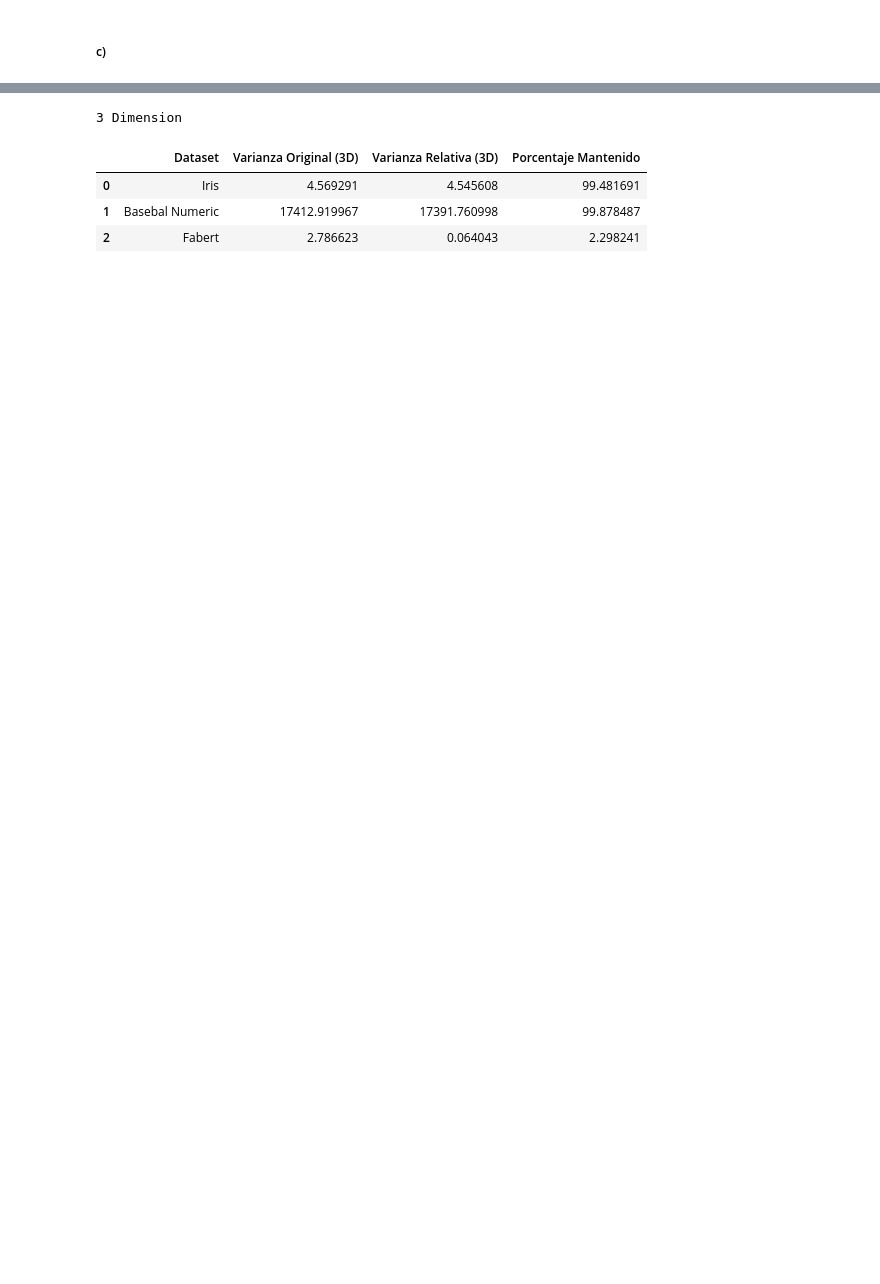
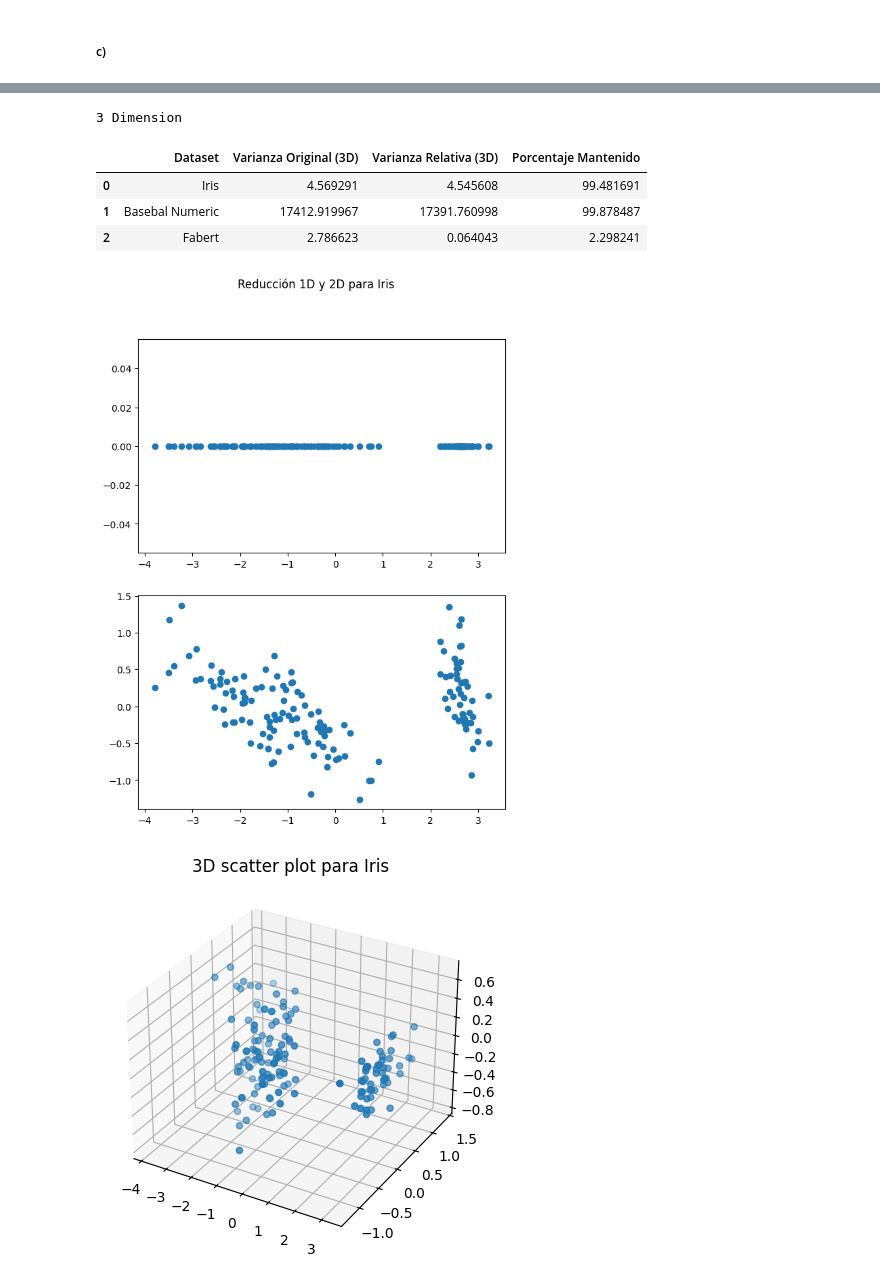
Before and after one commit to JuanDeutsch/DataSheets, a Jupyter notebook: Sheet3/bi2024-1-sheet3-JuanDeutsch-CesarGiraldo-JulianPulido.ipynb, the cells around one changed output, grey strips where cells are left out. Drawn from its saved outputs; the diff is of its cells as text; code cells hidden in the pictures; blank space fills up the shorter version.

```diff
--- a/Sheet3/bi2024-1-sheet3-JuanDeutsch-CesarGiraldo-JulianPulido.ipynb
+++ b/Sheet3/bi2024-1-sheet3-JuanDeutsch-CesarGiraldo-JulianPulido.ipynb
@@ -156,5 +157,6 @@ bndf3 = baseball_data.values
 datasets = [bndf3, fdf3, idf3, adf3]
 data_dict = ['Baseball Dataset', 'Fabert Dataset', 'Iris Dataset', 'Amazon Dataset']
 
-datasetsDictionary = {'Iris': iris_data, 'Baseball Numeric': baseball_data, 'Fabert': fabert_data}
-datasetsDictionary2 = {'Iris': idf2, 'Basebal Numeric': bndf, 'Fabert': fdf2}
+datasetsDictionary = {'Iris': iris_data, 'Baseball Numeric': baseball_data, 'Fabert': fabert_data, 'Amazon': amazon_data}
+datasetsDictionary2 = {'Iris': idf2, 'Basebal Numeric': bndf, 'Fabert': fdf2, 'Amazon': adf2}
+datasetsDictionary3 = {'Iris': idf2, 'Basebal Numeric': bndf, 'Fabert': fdf2}
@@ -233,30 +250,38 @@ print(results_df)
 # %% [markdown]
 ##### c)
 # %%
+import matplotlib.pyplot as plt
 results1D = []
 results2D = []
 results3D = []
-for dataset_name, dataset in datasetsDictionary2.items():
+for dataset_name, dataset in datasetsDictionary3.items():
 
-    numeric_dataset = dataset.select_dtypes(include=[float])
-
-    X = numeric_dataset.values.astype(float)
-
-    absolute_variance = []
-
-    varianceAbs = np.diag(np.cov(dataset, rowvar=False, bias=False))
-
-    absolute_variance.append(varianceAbs)
+    fig, axs = plt.subplots(2, figsize=(7, 9))
+    fig.suptitle(f'Reducción 1D y 2D para {dataset_name}')
 
     varianceAbs = []
-
     variances = []
     relative_variances = []
+    for i, n_components in enumerate([1, 2, 3]):
 
-    for n_components in [1, 2, 3]:
+        reduced_data, total_variance, varianceAbsoluta = PCA(dataset, n_components)
 
 
-        reduced_data, total_variance, varianceAbsoluta = PCA(dataset, n_components)
+        if(n_components == 1):
+
+            axs[n_components-1].scatter(reduced_data, np.zeros_like(reduced_data))
+
+
+        elif(n_components == 2):
+            axs[n_components-1].scatter(reduced_data[:, 0], reduced_data[:, 1])
+
+        else:
+            fig = plt.figure()
+            ax = plt.axes(projection='3d')
+            ax.scatter(reduced_data[:, 0], reduced_data[:, 1], reduced_data[:, 2])
+            ax.set_title(f'3D scatter plot para {dataset_name}')
+
+
         relative_total_variance = total_variance / np.sum(np.linalg.eig(np.cov(dataset, rowvar=False, bias=False))[0])
 
         varianceAbs.append(varianceAbsoluta)
@@ -268,30 +293,33 @@ for dataset_name, dataset in datasetsDictionary2.items():
     results2D.append({'Dataset': dataset_name,
                     'Varianza Original (2D)': varianceAbs[1], 'Varianza Reducida (2D)': variances[1], 'Porcentaje Mantenido': relative_variances[1]*100})
     results3D.append({'Dataset': dataset_name,
                     'Varianza Original (3D)': varianceAbs[2], 'Varianza Relativa (3D)': variances[2], 'Porcentaje Mantenido': relative_variances[2]*100})
+
 results_df1 = pd.DataFrame(results1D)
 results_df2 = pd.DataFrame(results2D)
 results_df3 = pd.DataFrame(results3D)
 
 print('1 Dimension')
 display(results_df1)
 print('2 Dimension')
 display(results_df2)
 print('3 Dimension')
 display(results_df3)
 # %% [output]
 1 Dimension
 |  | Dataset | Varianza Original (1D) | Varianza Reducida (1D) | Porcentaje Mantenido |
 | 0 | Iris | 4.569291 | 4.224841 | 92.461621 |
 | 1 | Basebal Numeric | 17412.919967 | 11828.850399 | 67.931458 |
 | 2 | Fabert | 2.786623 | 0.024487 | 0.878742 |
 2 Dimension
 |  | Dataset | Varianza Original (2D) | Varianza Reducida (2D) | Porcentaje Mantenido |
 | 0 | Iris | 4.569291 | 4.467084 | 97.763178 |
 | 1 | Basebal Numeric | 17412.919967 | 17228.155686 | 98.938924 |
 | 2 | Fabert | 2.786623 | 0.046585 | 1.671726 |
 3 Dimension
 |  | Dataset | Varianza Original (3D) | Varianza Relativa (3D) | Porcentaje Mantenido |
 | 0 | Iris | 4.569291 | 4.545608 | 99.481691 |
 | 1 | Basebal Numeric | 17412.919967 | 17391.760998 | 99.878487 |
 | 2 | Fabert | 2.786623 | 0.064043 | 2.298241 |
+[figure, added]
+[figure, added]
```
Also changed, not shown: parts of 6 cells of this notebook, 1 other file.
